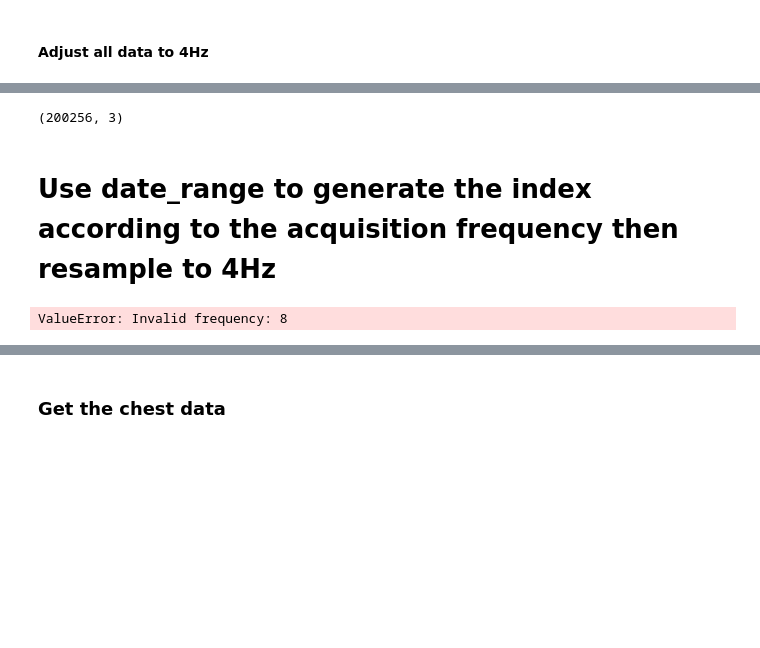
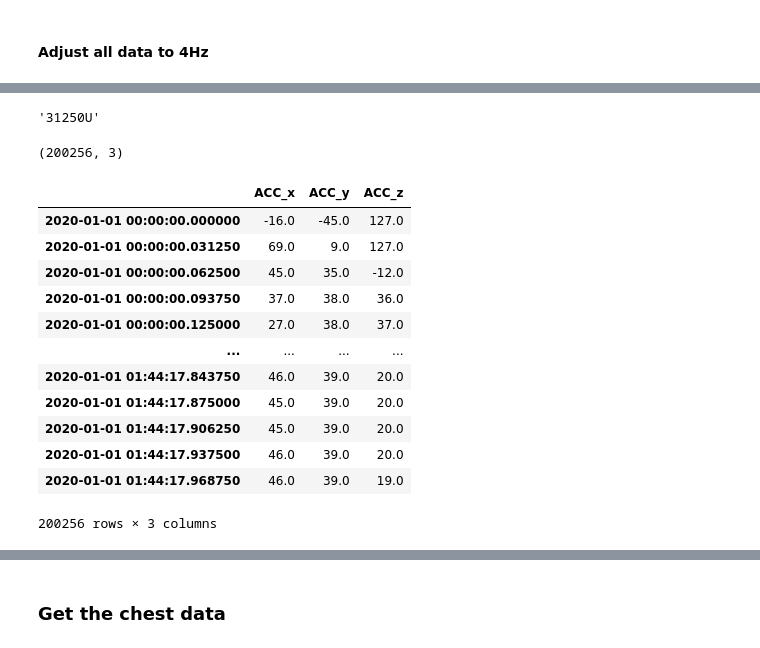
Before and after one commit to guillaume-azarias/Digital-Biomarker-Study, a Jupyter notebook: Prophet_WESAD_GridSearch.ipynb, the cells around one changed output, grey strips where cells are left out. Drawn from its saved outputs; the diff is of its cells as text; code cells hidden in the pictures; blank space fills up the shorter version.

Commit message:
Fetch wrist data

```diff
--- a/Prophet_WESAD_GridSearch.ipynb
+++ b/Prophet_WESAD_GridSearch.ipynb
@@ -340,9 +339,16 @@ wrist_data_dict
+# %%
+freq = str(int(1000000/freq_df.loc['ACC_wrist'])) + 'U'
+freq
+# %% [output]
+'31250U'
 # %%
 # Accelerometer channels (ACC, 32Hz)
-df_ACC_raw = pd.DataFrame(wrist_data_dict['ACC'])
+# Generate the frequence in microseconds from the acquisition frequency
+freq = str(int(1000000/freq_df.loc['ACC_wrist'])) + 'U'
+# Generate datetime index
+index = pd.date_range(start='1/1/2020', periods=df_ACC_raw.shape[0], freq=freq)
+df_ACC_raw = pd.DataFrame(wrist_data_dict['ACC'], index=index)
 df_ACC_raw.columns = ['ACC_x', 'ACC_y', 'ACC_z']
 df_ACC_raw.shape
 # %% [output]
 (200256, 3)
-# %% [markdown]
-# Use date_range to generate the index according to the acquisition frequency then resample to 4Hz
@@ -354,8 +355,22 @@ series = pd.Series(range(9), index=index)
+# %%
+df_ACC_raw
+# %% [output]
+|  | ACC_x | ACC_y | ACC_z |
+| 2020-01-01 00:00:00.000000 | -16.0 | -45.0 | 127.0 |
+| 2020-01-01 00:00:00.031250 | 69.0 | 9.0 | 127.0 |
+| 2020-01-01 00:00:00.062500 | 45.0 | 35.0 | -12.0 |
+| 2020-01-01 00:00:00.093750 | 37.0 | 38.0 | 36.0 |
+| 2020-01-01 00:00:00.125000 | 27.0 | 38.0 | 37.0 |
+| ... | ... | ... | ... |
+| 2020-01-01 01:44:17.843750 | 46.0 | 39.0 | 20.0 |
+| 2020-01-01 01:44:17.875000 | 45.0 | 39.0 | 20.0 |
+| 2020-01-01 01:44:17.906250 | 45.0 | 39.0 | 20.0 |
+| 2020-01-01 01:44:17.937500 | 46.0 | 39.0 | 20.0 |
+| 2020-01-01 01:44:17.968750 | 46.0 | 39.0 | 19.0 |
+200256 rows × 3 columns
 # %%
 freq_adjustment = int(freq_df.loc['ACC_wrist']/freq_df.loc['working_freq'])
 df_ACC = df_ACC_raw.resample(freq_adjustment).pad()
-# %% [output]
-ValueError: Invalid frequency: 8
 # %%
 # blood volume pulse (BVP, 64Hz)
 BVP_data = wrist_data_dict['BVP'].flatten()
```
Also changed, not shown: parts of 4 cells of this notebook, 1 other file.
